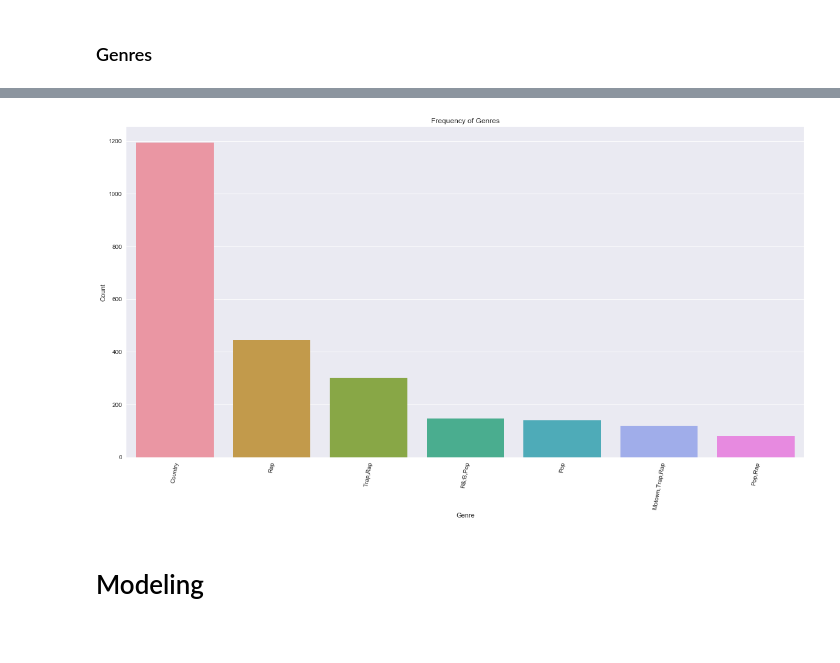
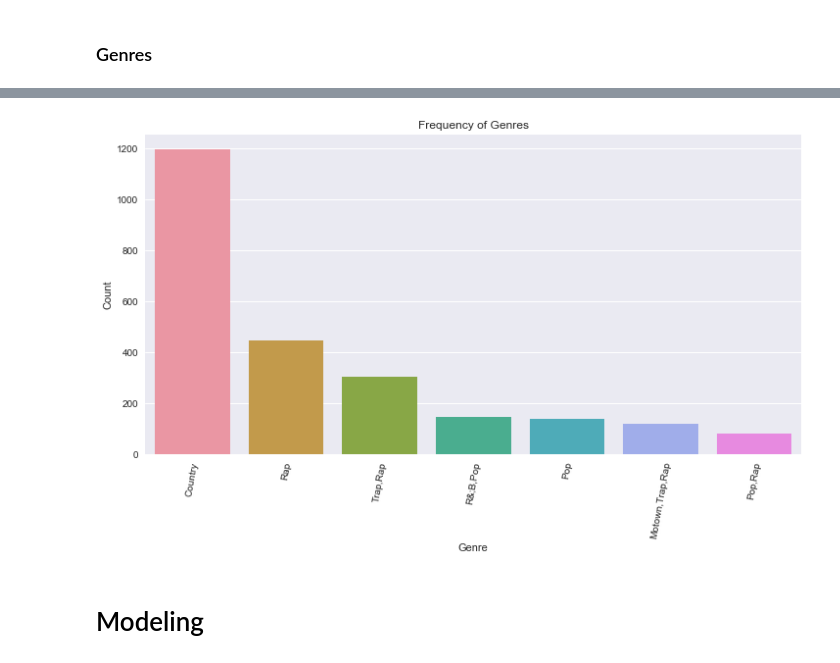
Before and after one commit to lcunningham24/Mod-5-Project, a Jupyter notebook: Final_Notebook.ipynb, the cells around one changed output, grey strips where cells are left out. Drawn from its saved outputs; the diff is of its cells as text; code cells hidden in the pictures; blank space fills up the shorter version.

```diff
--- a/Final_Notebook.ipynb
+++ b/Final_Notebook.ipynb
@@ -165,17 +163,18 @@ genre_df
 # %%
 # barplot of genres
 x = genre_df['Genre']
 y = genre_df['Count']
 
-fig, ax = plt.subplots(figsize=(20,10))
-ax.bar(x,y)
+fig, ax = plt.subplots(figsize=(12,6))
 sns.barplot(x,y)
 
 ax.set_xticklabels(x,rotation=80)
 ax.set_ylabel("Count")
 ax.set_title("Frequency of Genres");
+
+fig.savefig('genres.png')
 # %% [output]
-[figure, old version]
+[figure, new version]
 # %% [markdown]
 # Modeling
 # %% [markdown]
```
Also changed, not shown: parts of 29 cells of this notebook, 1 other file.
